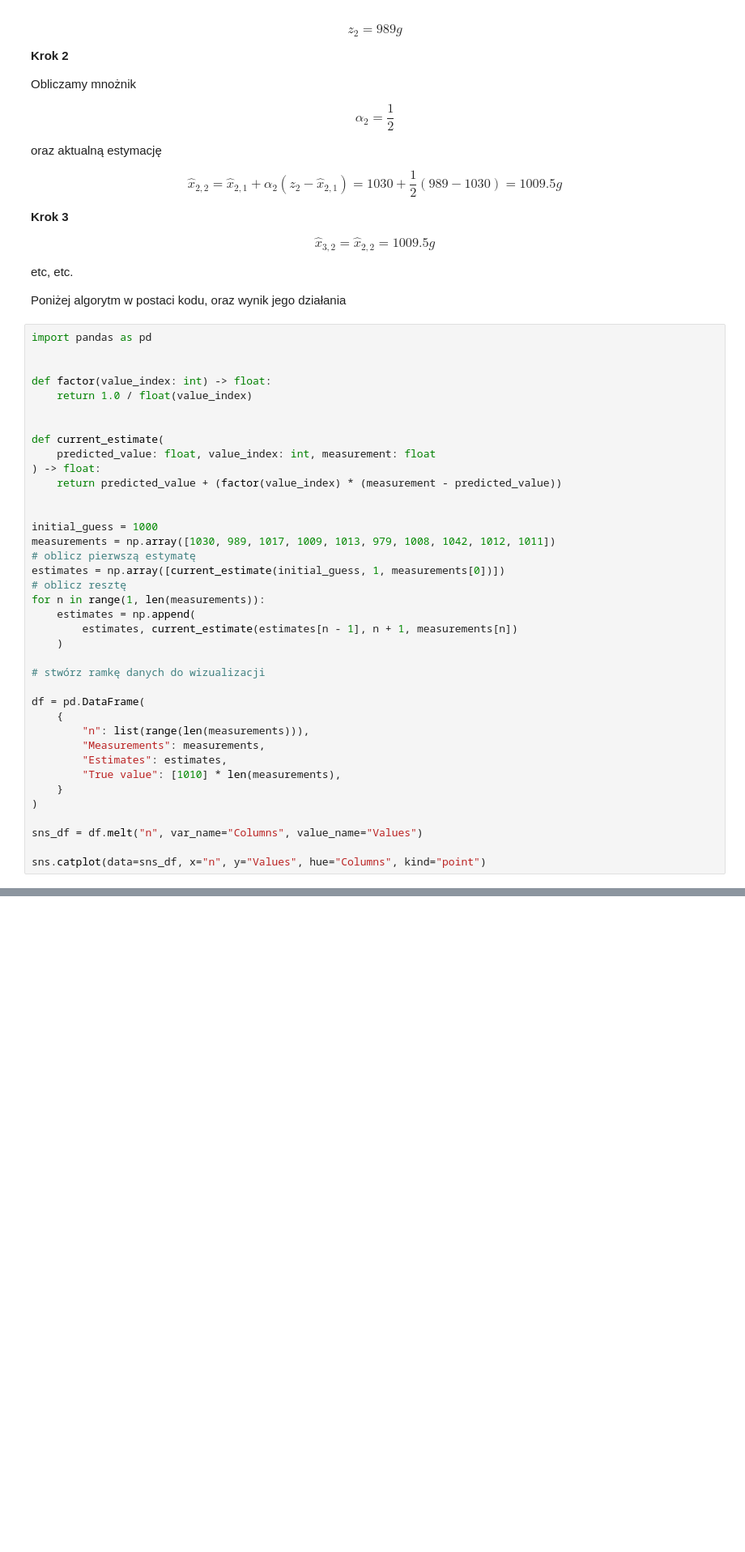
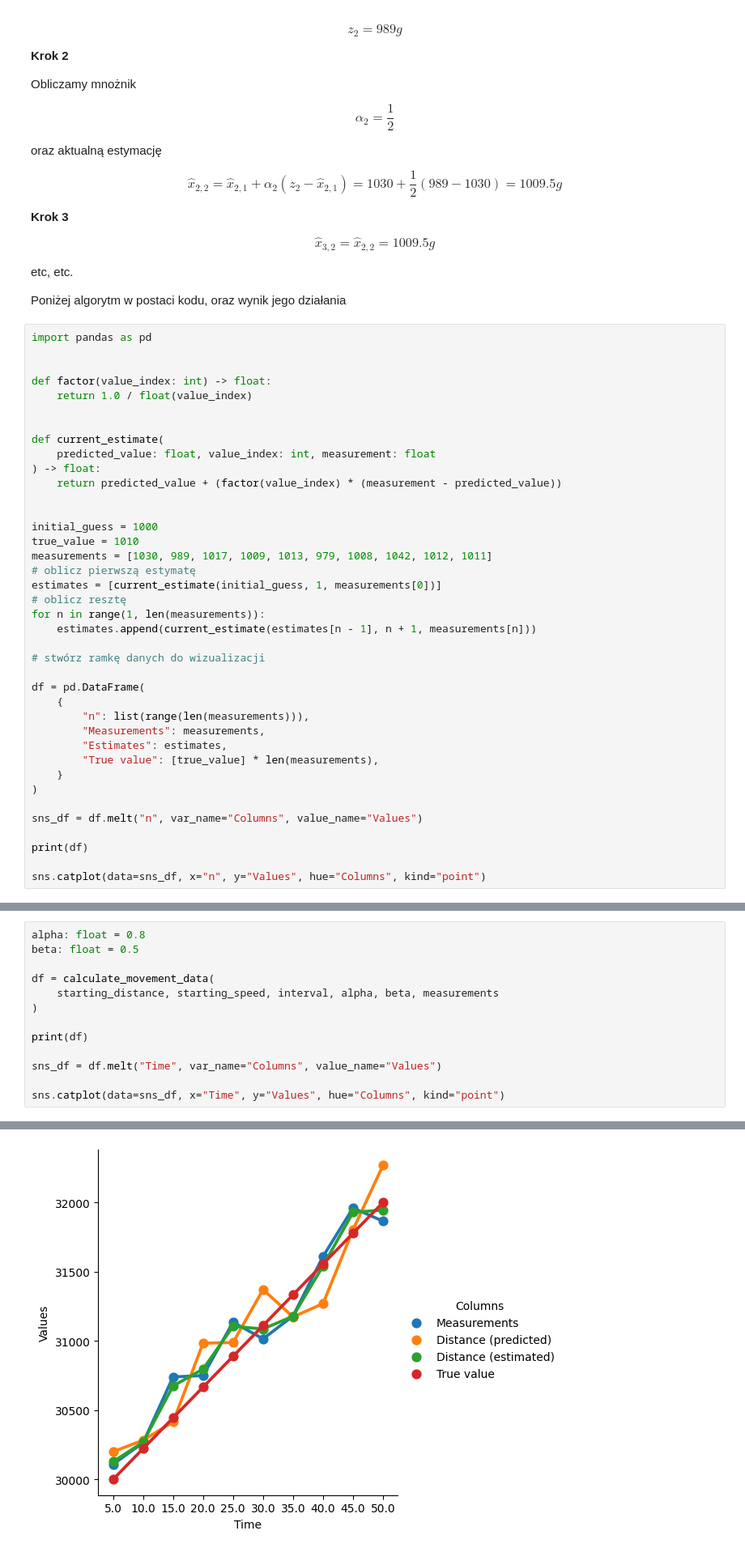
Before and after one commit to SteelPh0enix/magisterka-pollub, a Jupyter notebook: kalman_filter.ipynb, the cells around one changed output, grey strips where cells are left out. Shown: that part at 81% size. Saved outputs shown, nothing was run; the diff lists cells and outputs as text; blank space fills up the shorter version.

Commit message:
added code for alpha-beta filter

```diff
--- a/kalman_filter.ipynb
+++ b/kalman_filter.ipynb
@@ -236,14 +236,13 @@ def current_estimate(
 
 
 initial_guess = 1000
-measurements = np.array([1030, 989, 1017, 1009, 1013, 979, 1008, 1042, 1012, 1011])
+true_value = 1010
+measurements = [1030, 989, 1017, 1009, 1013, 979, 1008, 1042, 1012, 1011]
 # oblicz pierwszą estymatę
-estimates = np.array([current_estimate(initial_guess, 1, measurements[0])])
+estimates = [current_estimate(initial_guess, 1, measurements[0])]
 # oblicz resztę
 for n in range(1, len(measurements)):
-    estimates = np.append(
-        estimates, current_estimate(estimates[n - 1], n + 1, measurements[n])
-    )
+    estimates.append(current_estimate(estimates[n - 1], n + 1, measurements[n]))
 
 # stwórz ramkę danych do wizualizacji
 
@@ -252,11 +251,13 @@ df = pd.DataFrame(
         "n": list(range(len(measurements))),
         "Measurements": measurements,
         "Estimates": estimates,
-        "True value": [1010] * len(measurements),
+        "True value": [true_value] * len(measurements),
     }
 )
 
 sns_df = df.melt("n", var_name="Columns", value_name="Values")
 
+print(df)
+
 sns.catplot(data=sns_df, x="n", y="Values", hue="Columns", kind="point")
 # %% [output]
@@ -413,0 +551,14 @@ $$ \hat{\dot{x}}_{3,2} = \hat{\dot{x}}_{2,2} = 36m/s $$
+# %%
+alpha: float = 0.8
+beta: float = 0.5
+
+df = calculate_movement_data(
+    starting_distance, starting_speed, interval, alpha, beta, measurements
+)
+
+print(df)
+
+sns_df = df.melt("Time", var_name="Columns", value_name="Values")
+
+sns.catplot(data=sns_df, x="Time", y="Values", hue="Columns", kind="point")
+# %% [output]
@@ -413,0 +583 @@ $$ \hat{\dot{x}}_{3,2} = \hat{\dot{x}}_{2,2} = 36m/s $$
+[figure, added]
```
Also changed, not shown: parts of 10 cells of this notebook.
